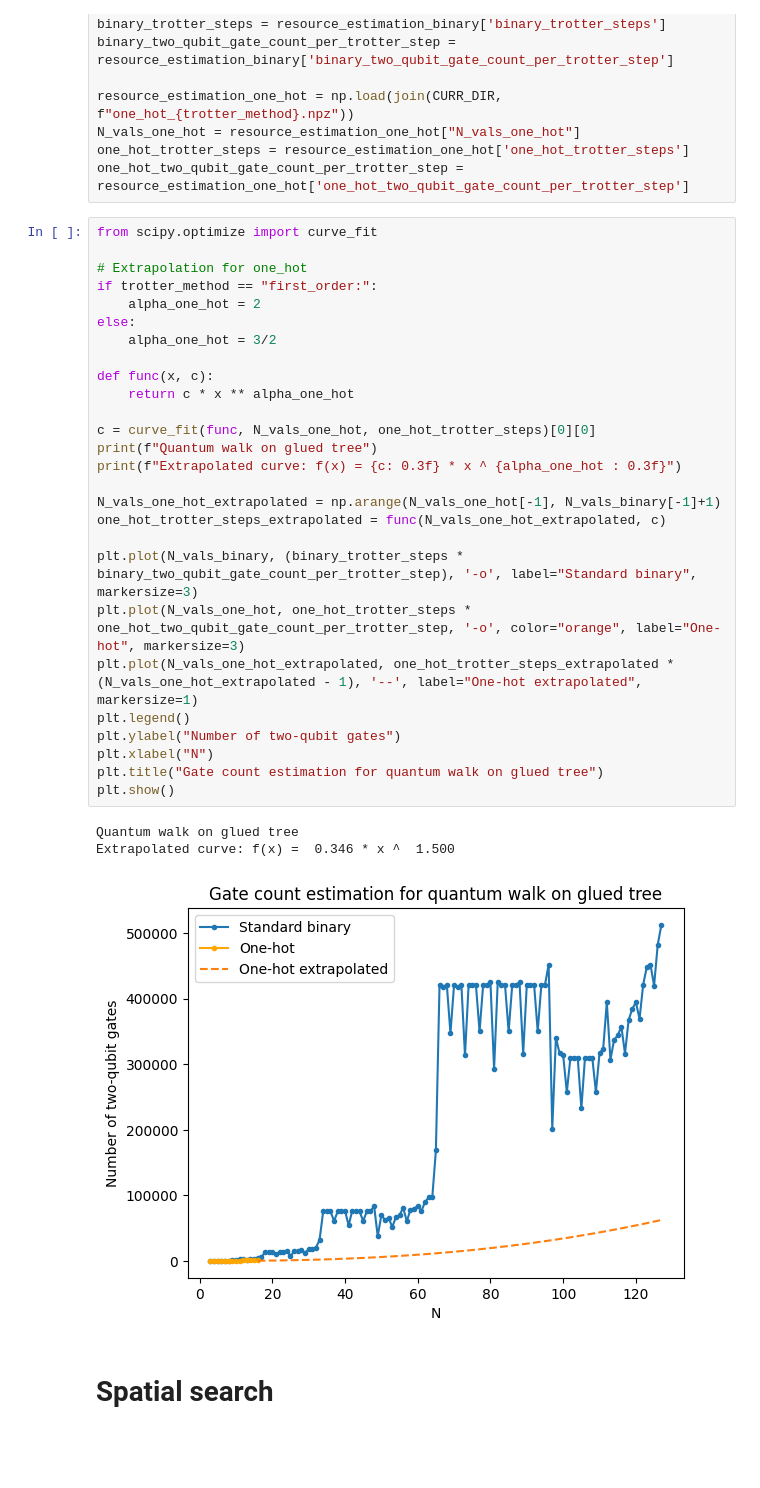
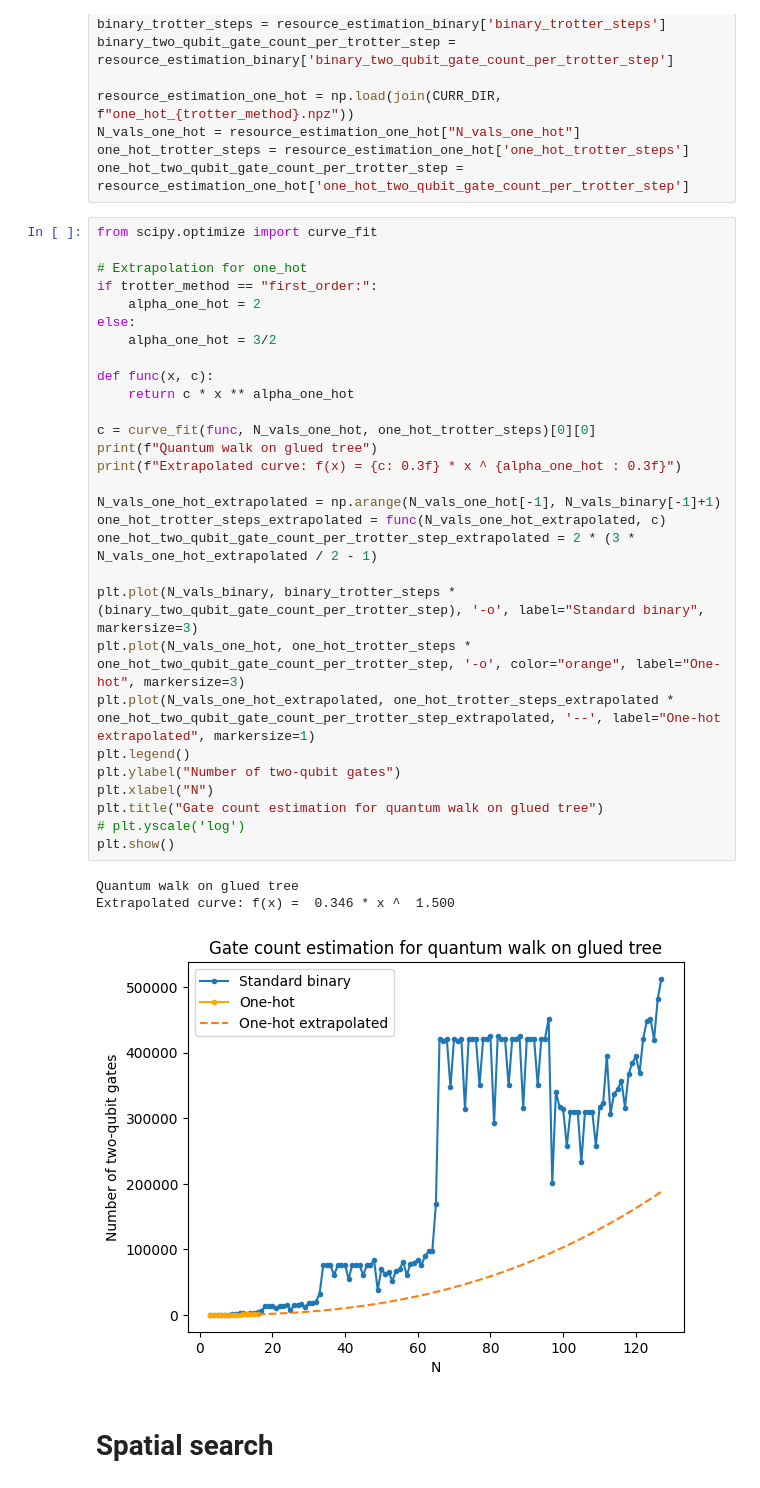
Before and after one commit to jiaqileng/hamiltonian-embedding, a Jupyter notebook: resource_estimation_plots.ipynb, the cells around one changed output. Cells and saved outputs as stored; diff of their text form; blank space fills up the shorter version.

```diff
--- a/resource_estimation_plots.ipynb
+++ b/resource_estimation_plots.ipynb
@@ -30,34 +30,36 @@ one_hot_two_qubit_gate_count_per_trotter_step = resource_estimation_one_hot['one
 # %%
 from scipy.optimize import curve_fit
 
 # Extrapolation for one_hot
 if trotter_method == "first_order:":
     alpha_one_hot = 2
 else:
     alpha_one_hot = 3/2
 
 def func(x, c):
     return c * x ** alpha_one_hot
 
 c = curve_fit(func, N_vals_one_hot, one_hot_trotter_steps)[0][0]
 print(f"Quantum walk on glued tree")
 print(f"Extrapolated curve: f(x) = {c: 0.3f} * x ^ {alpha_one_hot : 0.3f}")
 
 N_vals_one_hot_extrapolated = np.arange(N_vals_one_hot[-1], N_vals_binary[-1]+1)
 one_hot_trotter_steps_extrapolated = func(N_vals_one_hot_extrapolated, c)
+one_hot_two_qubit_gate_count_per_trotter_step_extrapolated = 2 * (3 * N_vals_one_hot_extrapolated / 2 - 1)
 
-plt.plot(N_vals_binary, (binary_trotter_steps * binary_two_qubit_gate_count_per_trotter_step), '-o', label="Standard binary", markersize=3)
+plt.plot(N_vals_binary, binary_trotter_steps * (binary_two_qubit_gate_count_per_trotter_step), '-o', label="Standard binary", markersize=3)
 plt.plot(N_vals_one_hot, one_hot_trotter_steps * one_hot_two_qubit_gate_count_per_trotter_step, '-o', color="orange", label="One-hot", markersize=3)
-plt.plot(N_vals_one_hot_extrapolated, one_hot_trotter_steps_extrapolated * (N_vals_one_hot_extrapolated - 1), '--', label="One-hot extrapolated", markersize=1)
+plt.plot(N_vals_one_hot_extrapolated, one_hot_trotter_steps_extrapolated * one_hot_two_qubit_gate_count_per_trotter_step_extrapolated, '--', label="One-hot extrapolated", markersize=1)
 plt.legend()
 plt.ylabel("Number of two-qubit gates")
 plt.xlabel("N")
 plt.title("Gate count estimation for quantum walk on glued tree")
+# plt.yscale('log')
 plt.show()
 # %% [output]
 Quantum walk on glued tree
 Extrapolated curve: f(x) =  0.346 * x ^  1.500
-[figure, old version]
+[figure, new version]
 # %% [markdown]
 # Spatial search
 # %%
```
Also changed, not shown: parts of 2 cells of this notebook.
